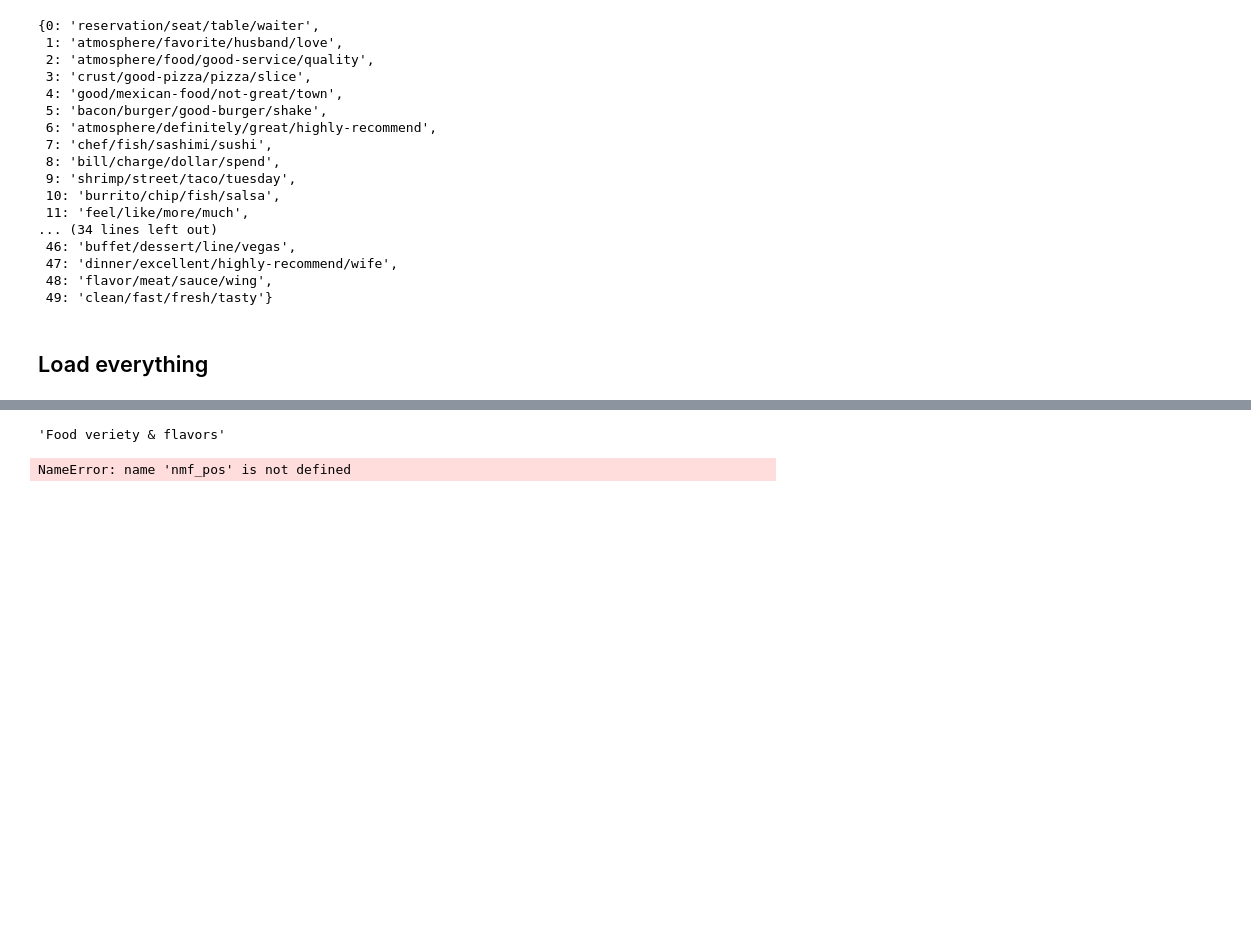
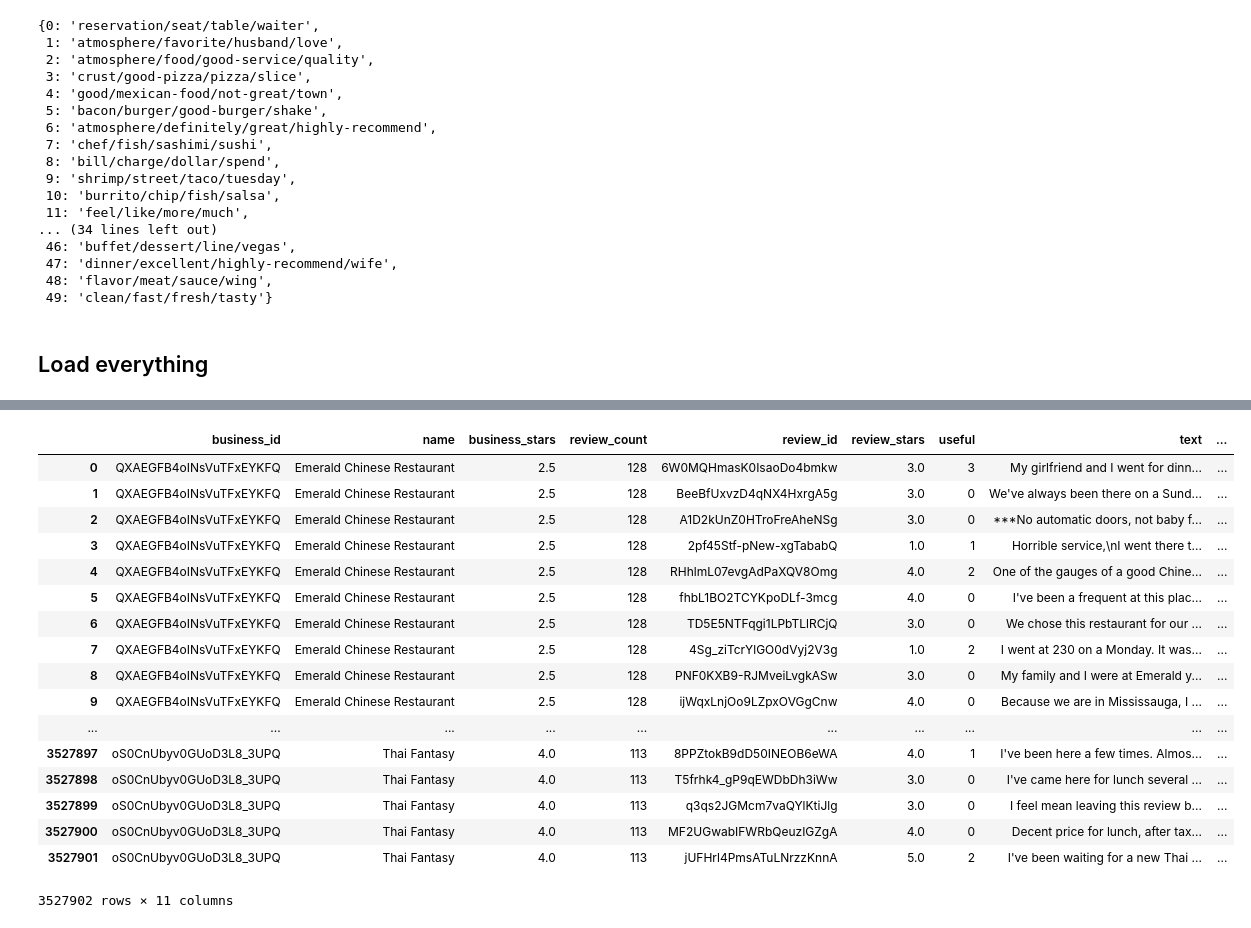
Before and after one commit to AsadBinImtiaz/CS410_UIUC, a Jupyter notebook: topic_mining.ipynb, the cells around one changed output, grey strips where cells are left out. Saved outputs shown, nothing was run; the diff lists cells and outputs as text; code cells hidden in the pictures; blank space fills up the shorter version.

```diff
--- a/topic_mining.ipynb
+++ b/topic_mining.ipynb
@@ -471,8 +443,0 @@ all_topic_map[str(np.argmax(text_all))]
-# %%
-topic_desc_map[all_topic_map[str(np.argmax(text_all))]]
-# %% [output]
-'Food veriety & flavors'
-# %%
-text_pos = nmf_pos.transform(new_text_vec)
-# %% [output]
-NameError: name 'nmf_pos' is not defined
@@ -484,0 +444,21 @@ text_neg = nmf_neg.transform(new_text_vec)
+# %%
+review_file
+# %% [output]
+|  | business_id | name | business_stars | review_count | review_id | review_stars | useful | text | ... |
+| 0 | QXAEGFB4oINsVuTFxEYKFQ | Emerald Chinese Restaurant | 2.5 | 128 | 6W0MQHmasK0IsaoDo4bmkw | 3.0 | 3 | My girlfriend and I went for dinn... | ... |
+| 1 | QXAEGFB4oINsVuTFxEYKFQ | Emerald Chinese Restaurant | 2.5 | 128 | BeeBfUxvzD4qNX4HxrgA5g | 3.0 | 0 | We've always been there on a Sund... | ... |
+| 2 | QXAEGFB4oINsVuTFxEYKFQ | Emerald Chinese Restaurant | 2.5 | 128 | A1D2kUnZ0HTroFreAheNSg | 3.0 | 0 | ***No automatic doors, not baby f... | ... |
+| 3 | QXAEGFB4oINsVuTFxEYKFQ | Emerald Chinese Restaurant | 2.5 | 128 | 2pf45Stf-pNew-xgTababQ | 1.0 | 1 | Horrible service,\nI went there t... | ... |
+| 4 | QXAEGFB4oINsVuTFxEYKFQ | Emerald Chinese Restaurant | 2.5 | 128 | RHhlmL07evgAdPaXQV8Omg | 4.0 | 2 | One of the gauges of a good Chine... | ... |
+| 5 | QXAEGFB4oINsVuTFxEYKFQ | Emerald Chinese Restaurant | 2.5 | 128 | fhbL1BO2TCYKpoDLf-3mcg | 4.0 | 0 | I've been a frequent at this plac... | ... |
+| 6 | QXAEGFB4oINsVuTFxEYKFQ | Emerald Chinese Restaurant | 2.5 | 128 | TD5E5NTFqgi1LPbTLlRCjQ | 3.0 | 0 | We chose this restaurant for our ... | ... |
+| 7 | QXAEGFB4oINsVuTFxEYKFQ | Emerald Chinese Restaurant | 2.5 | 128 | 4Sg_ziTcrYlGO0dVyj2V3g | 1.0 | 2 | I went at 230 on a Monday. It was... | ... |
+| 8 | QXAEGFB4oINsVuTFxEYKFQ | Emerald Chinese Restaurant | 2.5 | 128 | PNF0KXB9-RJMveiLvgkASw | 3.0 | 0 | My family and I were at Emerald y... | ... |
+| 9 | QXAEGFB4oINsVuTFxEYKFQ | Emerald Chinese Restaurant | 2.5 | 128 | ijWqxLnjOo9LZpxOVGgCnw | 4.0 | 0 | Because we are in Mississauga, I ... | ... |
+| ... | ... | ... | ... | ... | ... | ... | ... | ... | ... |
+| 3527897 | oS0CnUbyv0GUoD3L8_3UPQ | Thai Fantasy | 4.0 | 113 | 8PPZtokB9dD50INEOB6eWA | 4.0 | 1 | I've been here a few times. Almos... | ... |
+| 3527898 | oS0CnUbyv0GUoD3L8_3UPQ | Thai Fantasy | 4.0 | 113 | T5frhk4_gP9qEWDbDh3iWw | 3.0 | 0 | I've came here for lunch several ... | ... |
+| 3527899 | oS0CnUbyv0GUoD3L8_3UPQ | Thai Fantasy | 4.0 | 113 | q3qs2JGMcm7vaQYlKtiJlg | 3.0 | 0 | I feel mean leaving this review b... | ... |
+| 3527900 | oS0CnUbyv0GUoD3L8_3UPQ | Thai Fantasy | 4.0 | 113 | MF2UGwabIFWRbQeuzIGZgA | 4.0 | 0 | Decent price for lunch, after tax... | ... |
+| 3527901 | oS0CnUbyv0GUoD3L8_3UPQ | Thai Fantasy | 4.0 | 113 | jUFHrl4PmsATuLNrzzKnnA | 5.0 | 2 | I've been waiting for a new Thai ... | ... |
+3527902 rows × 11 columns
```
Also changed, not shown: parts of 32 cells of this notebook, 9 other files.
